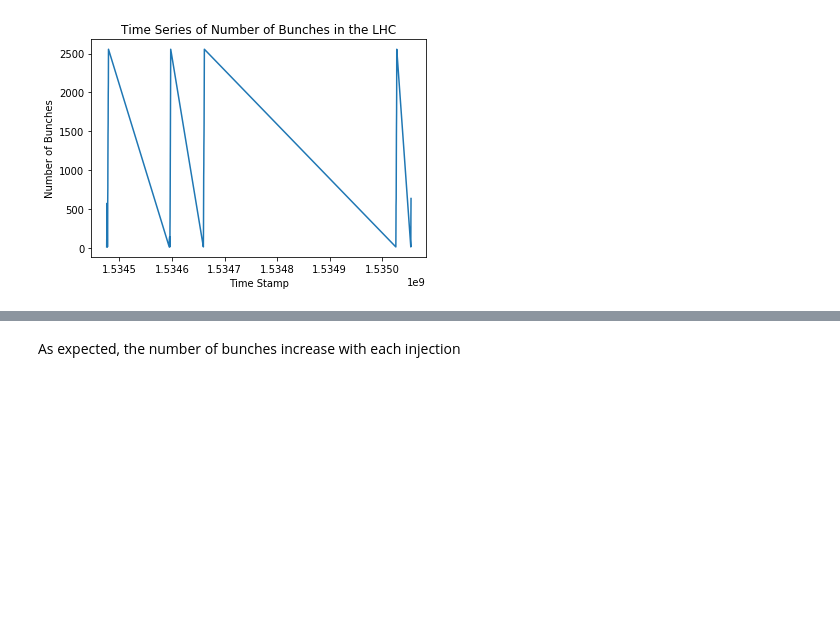
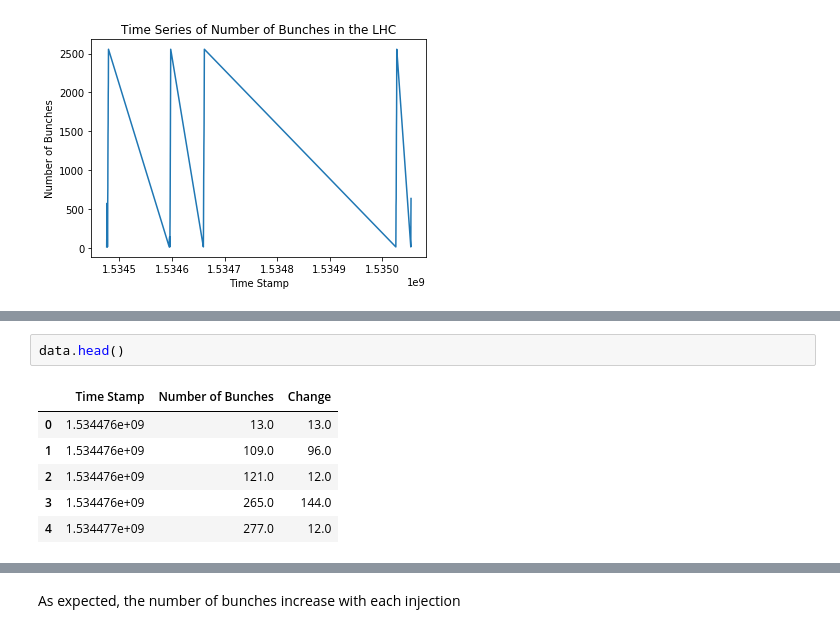
Before and after one commit to mfer0010/BscThesis, a Jupyter notebook: Jupyter Notebook Code/11_Analysis on Number of Bunches.ipynb, the cells around one changed output, grey strips where cells are left out. Cells and saved outputs as stored; diff of their text form; blank space fills up the shorter version.

```diff
--- a/Jupyter Notebook Code/11_Analysis on Number of Bunches.ipynb
+++ b/Jupyter Notebook Code/11_Analysis on Number of Bunches.ipynb
@@ -33,0 +51,9 @@ Text(0.5,1,'Time Series of Number of Bunches in the LHC')
+# %%
+data.head()
+# %% [output]
+|  | Time Stamp | Number of Bunches | Change |
+| 0 | 1.534476e+09 | 13.0 | 13.0 |
+| 1 | 1.534476e+09 | 109.0 | 96.0 |
+| 2 | 1.534476e+09 | 121.0 | 12.0 |
+| 3 | 1.534476e+09 | 265.0 | 144.0 |
+| 4 | 1.534477e+09 | 277.0 | 12.0 |
```
Also changed, not shown: parts of 6 cells of this notebook, 7 other files.
